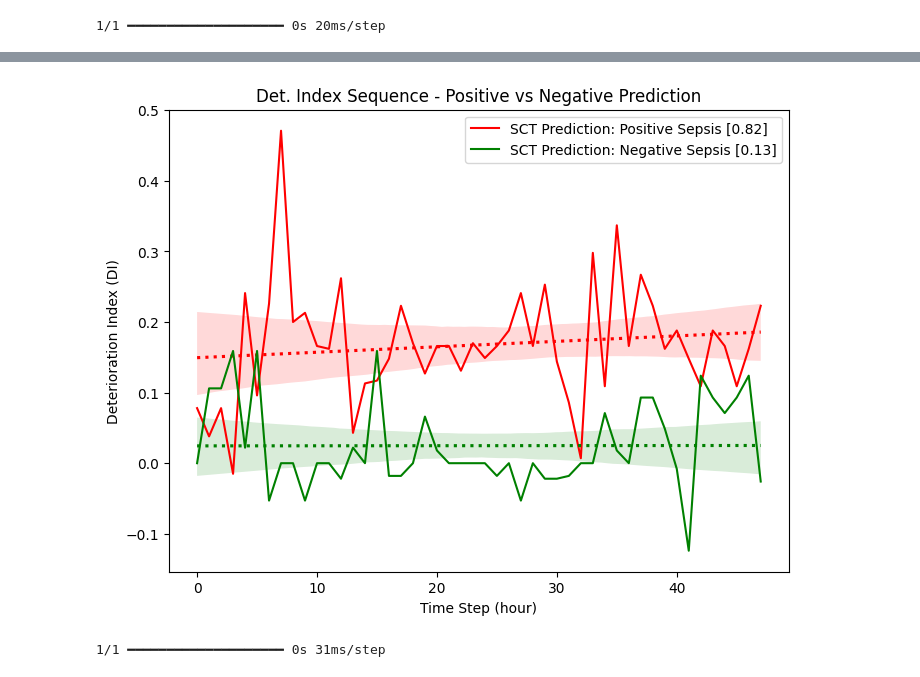
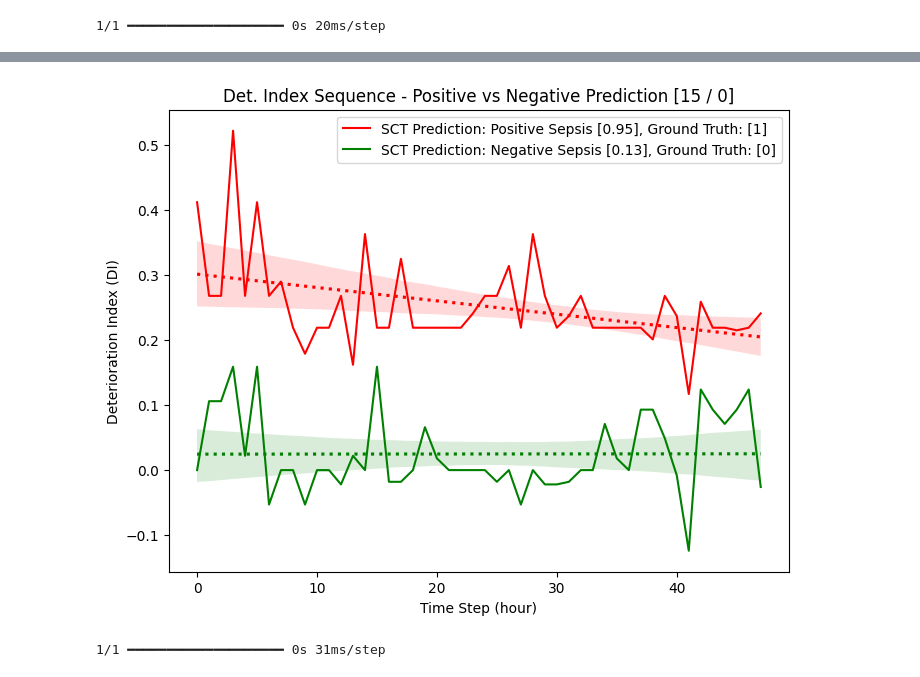
Before and after one commit to t4ai/early-sepsis-prediction, a Jupyter notebook: 6.0 - Test Model Predictions.ipynb, the cells around one changed output, grey strips where cells are left out. Saved outputs shown, nothing was run; the diff lists cells and outputs as text; code cells hidden in the pictures.

Commit message:
More visualizations

```diff
--- a/6.0 - Test Model Predictions.ipynb
+++ b/6.0 - Test Model Predictions.ipynb
@@ -77,10 +77,10 @@ def plot_di_sequence(di_sequence, pred, title):
   plt.show()
 
 # helper function to plot DI v. Model Prediction for a Positive and a Negative patient
-def plot_di_positive_negative_sequences(positive_sequence, negative_sequence, positive_pred, negative_pred, title):
+def plot_di_positive_negative_sequences(positive_sequence, negative_sequence, positive_pred, negative_pred, pos_ground_truth, neg_ground_truth, title):
   fig, ax = plt.subplots(figsize=(8, 6))
-  positive_label = "SCT Prediction: Positive Sepsis [" + str(np.round(positive_pred[0], 2)) + "]"
-  negative_label = "SCT Prediction: Negative Sepsis [" + str(np.round(negative_pred[0], 2)) + "]"
+  positive_label = "SCT Prediction: Positive Sepsis [" + str(np.round(positive_pred[0], 2)) + "], Ground Truth: " + str(pos_ground_truth)
+  negative_label = "SCT Prediction: Negative Sepsis [" + str(np.round(negative_pred[0], 2)) + "], Ground Truth: " + str(neg_ground_truth)
   sns.lineplot(x=np.arange(len(positive_sequence)), y=positive_sequence, color='red', label=positive_label)
   sns.regplot(x=np.arange(len(positive_sequence)), y=positive_sequence, color='red', line_kws={'linestyle': ':'}, scatter=False)
   sns.lineplot(x=np.arange(len(negative_sequence)), y=negative_sequence, color='green', label=negative_label)
@@ -96,7 +96,19 @@ def visualize_random_patient():
   rand_idx = random.randint(0, len(X_test))
   sample_patient = X_test[rand_idx:rand_idx+1]
   sample_di, sample_pred = predict_and_get_di_sequence(best_model_sct, sample_patient)
-  plot_di_sequence(sample_di, sample_pred, "Det. Index Sequence v. SCT Model Prediction")
+  plot_di_sequence(sample_di, sample_pred, "Det. Index Sequence v. SCT Model Prediction [" + str(rand_idx) + "]")
+
+# helper function to run visualizations on a postive and negative patient side by side
+def visualize_positive_negative_patient(pos_idx, neg_idx):
+  positive_patient = X_test[pos_idx:pos_idx+1]
+  positive_di, positive_pred = predict_and_get_di_sequence(best_model_sct, positive_patient)
+  pos_gt = y_test[pos_idx]
+
+  negative_patient = X_test[neg_idx:neg_idx+1]
+  negative_di, negative_pred = predict_and_get_di_sequence(best_model_sct, negative_patient)
+  neg_gt = y_test[neg_idx]
+
+  plot_di_positive_negative_sequences(positive_di, negative_di, positive_pred, negative_pred, pos_gt, neg_gt, "Det. Index Sequence - Positive vs Negative Prediction [" + str(pos_idx) + " / " + str(neg_idx) + "]")
 # %%
 # get positive prediction example
 sample_patient_pos = X_test[10:11]
@@ -111,5 +123,5 @@ sample_di_neg, sample_pred_neg = predict_and_get_di_sequence(best_model_sct, sam
 1/1 ━━━━━━━━━━━━━━━━━━━━ 0s 20ms/step
 # %%
 # plot sample positive v sample negative
-plot_di_positive_negative_sequences(sample_di_pos, sample_di_neg, sample_pred_pos, sample_pred_neg, "Det. Index Sequence - Positive vs Negative Prediction")
+visualize_positive_negative_patient(15, 0)
 # %% [output]
@@ -116,4 +130,4 @@ plot_di_positive_negative_sequences(sample_di_pos, sample_di_neg, sample_pred_po
-[figure, old version]
+[figure, new version]
 # %%
 # test some individual preds
 visualize_random_patient()
```
Also changed, not shown: parts of 8 cells of this notebook.
